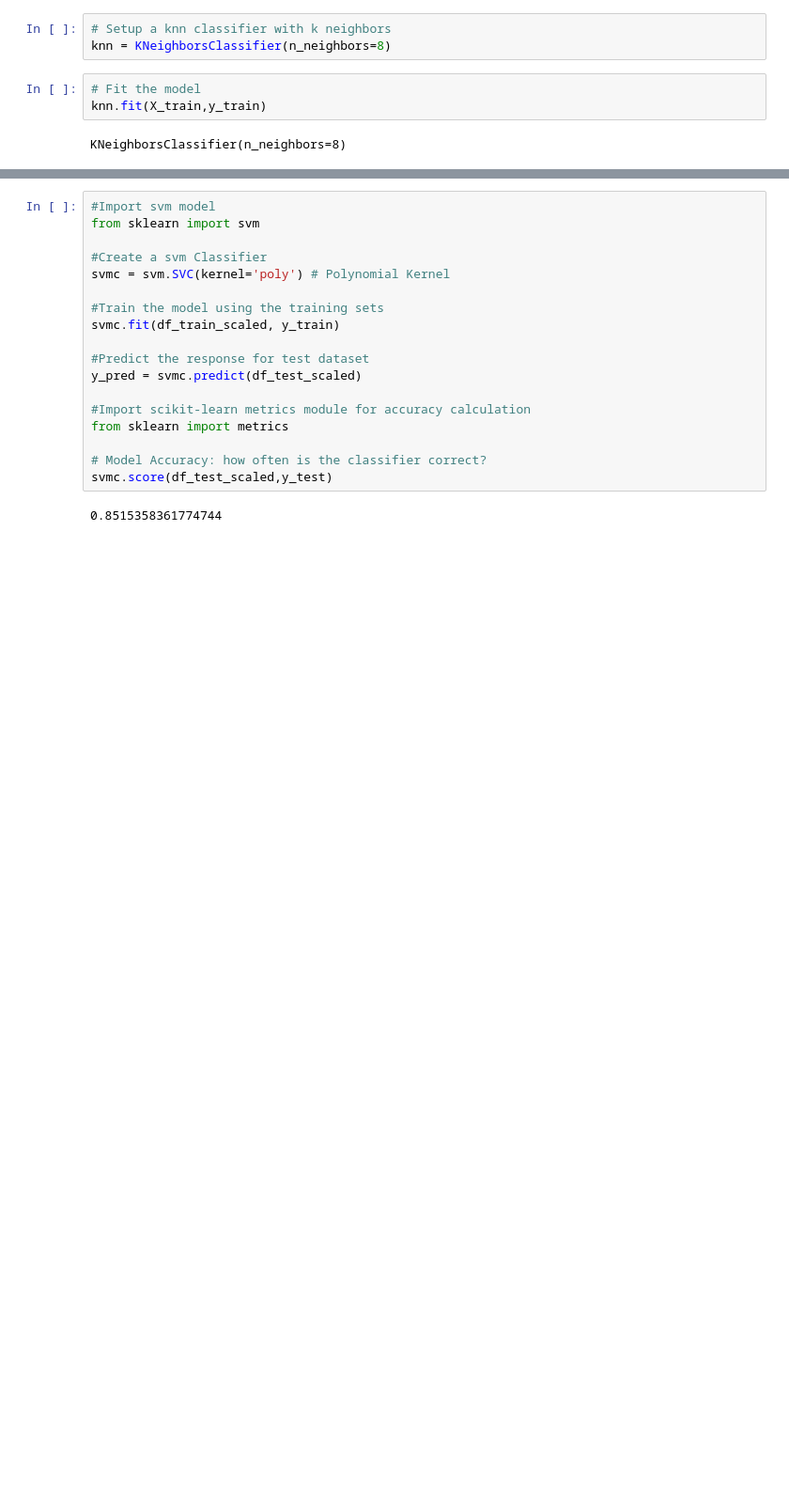
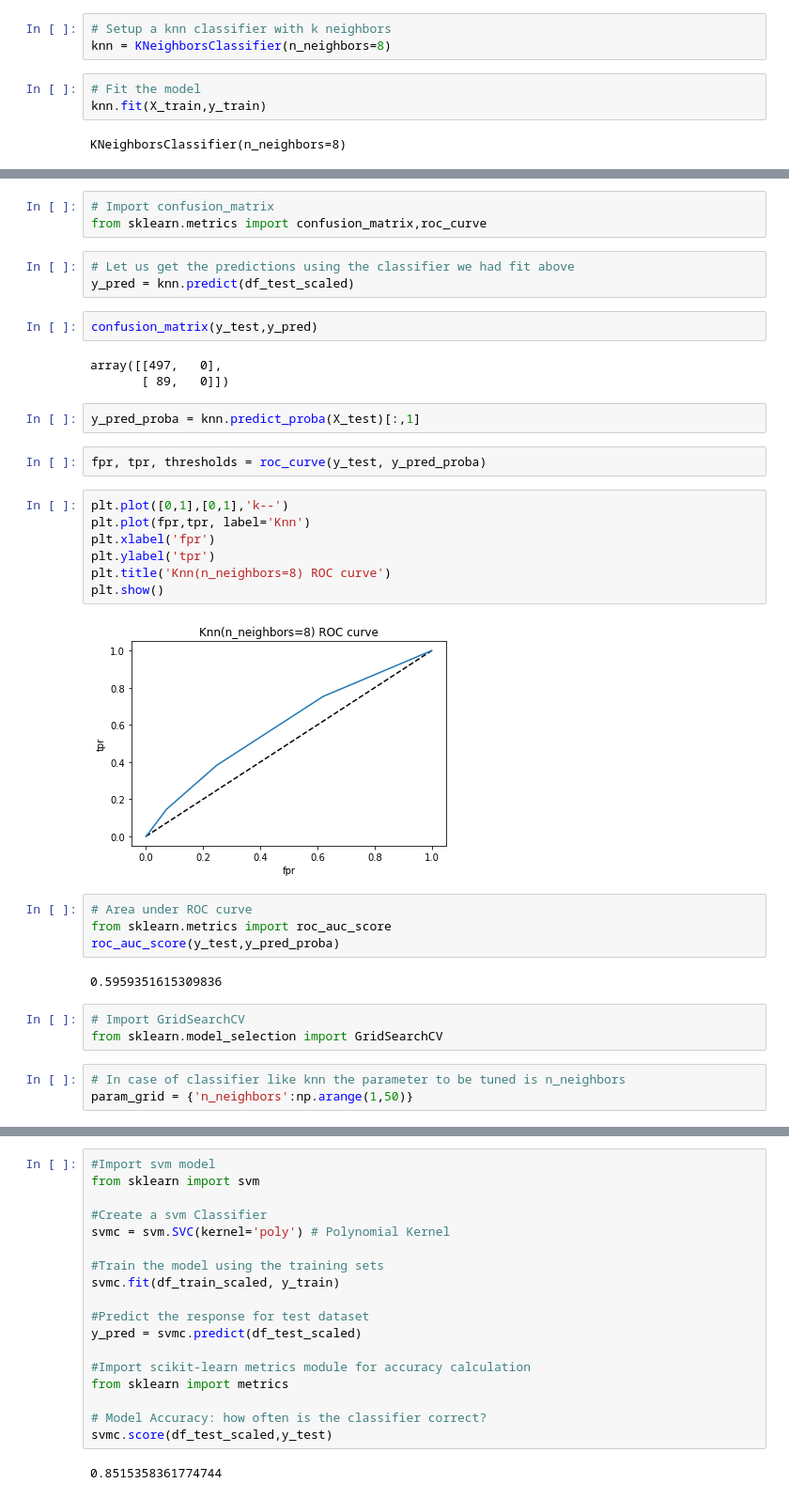
Before and after one commit to Arvind-krishna/Classification---Cardiovascular-Risk-prediction, a Jupyter notebook: Cardiovascular_risk.ipynb, the cells around one changed output, grey strips where cells are left out. Shown at 94% size. Cells and saved outputs as stored; diff of their text form; blank space fills up the shorter version.

```diff
--- a/Cardiovascular_risk.ipynb
+++ b/Cardiovascular_risk.ipynb
@@ -229,2 +229,38 @@ knn.score(X_test,y_test)
 # %% [output]
 0.8481228668941979
+# %%
+# Import confusion_matrix
+from sklearn.metrics import confusion_matrix,roc_curve
+# %%
+# Let us get the predictions using the classifier we had fit above
+y_pred = knn.predict(df_test_scaled)
+# %%
+confusion_matrix(y_test,y_pred)
+# %% [output]
+array([[497,   0],
+       [ 89,   0]])
+# %%
+y_pred_proba = knn.predict_proba(X_test)[:,1]
+# %%
+fpr, tpr, thresholds = roc_curve(y_test, y_pred_proba)
+# %%
+plt.plot([0,1],[0,1],'k--')
+plt.plot(fpr,tpr, label='Knn')
+plt.xlabel('fpr')
+plt.ylabel('tpr')
+plt.title('Knn(n_neighbors=8) ROC curve')
+plt.show()
+# %% [output]
+[figure, added]
+# %%
+# Area under ROC curve
+from sklearn.metrics import roc_auc_score
+roc_auc_score(y_test,y_pred_proba)
+# %% [output]
+0.5959351615309836
+# %%
+# Import GridSearchCV
+from sklearn.model_selection import GridSearchCV
+# %%
+# In case of classifier like knn the parameter to be tuned is n_neighbors
+param_grid = {'n_neighbors':np.arange(1,50)}
```
Also changed, not shown: parts of 10 cells of this notebook.
